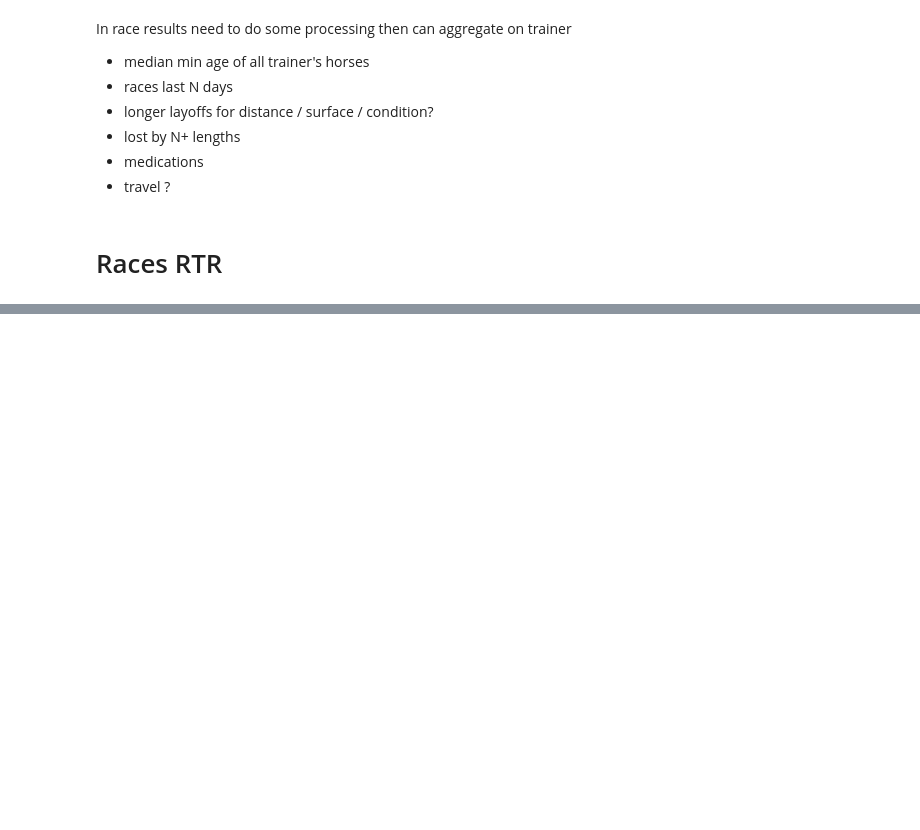
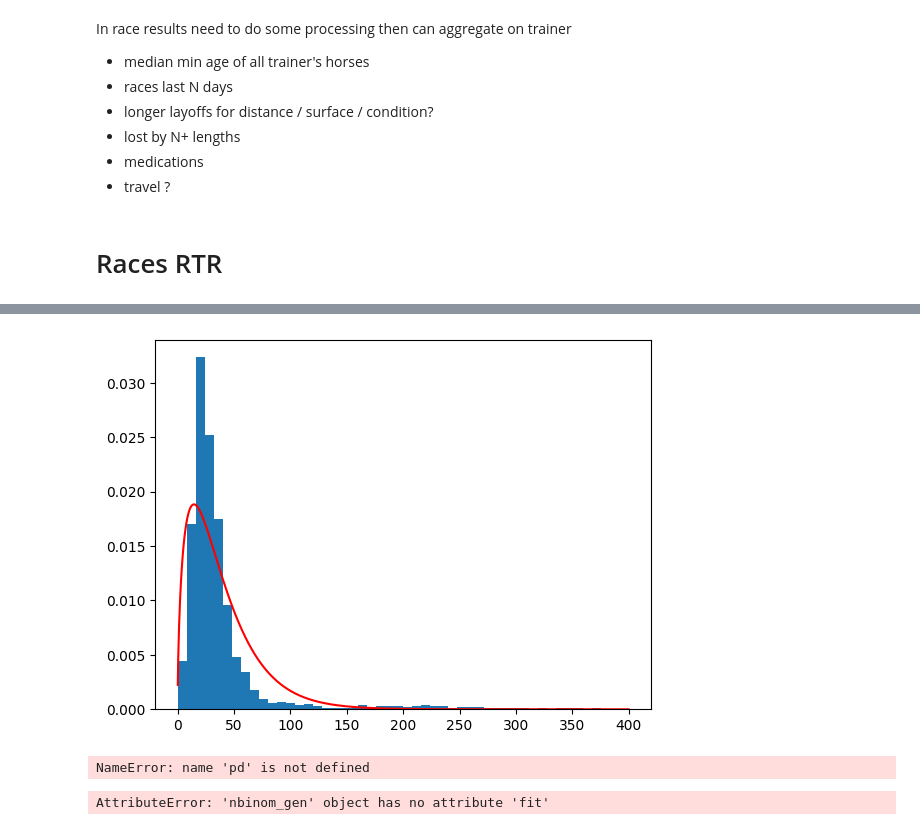
Before and after one commit to jhull40/hisa-trainer-injury, a Jupyter notebook: src/testing.ipynb, the cells around one changed output, grey strips where cells are left out. Cells and saved outputs as stored; diff of their text form; code cells hidden in the pictures; blank space fills up the shorter version.

```diff
--- a/src/testing.ipynb
+++ b/src/testing.ipynb
@@ -318,0 +453,18 @@ first_start = df.drop_duplicates('registration_number').groupby(['trainer_name']
+# %%
+# fit negative binomial distribution
+from scipy.stats import beta
+
+# plot negative binomial distribution over data
+import numpy as np
+import matplotlib.pyplot as plt
+
+data = [d for d in df['days_since_last_race'] if d < 400]
+
+params = beta.fit(data)
+
+x = np.linspace(0, 400, 1000)
+y = beta.pdf(x, *params)
+plt.hist(data, bins=50, density=True)
+plt.plot(x, y, 'r')
+plt.show()
+# %% [output]
@@ -319 +472,52 @@ first_start = df.drop_duplicates('registration_number').groupby(['trainer_name']
+[figure, added]
+# %%
+# TODO CHECK
+def fit_nbd(grouped_df: pd.DataFrame) -> pd.Series:
+
+    params = nbinom.fit(grouped_df['days_since_last_race']).params
+
+    return pd.Series(params, index=['n', 'loc', 'p'])
+
+trainer_params = df.groupby('trainer_name').apply(fit_nbd)
+# %% [output]
+NameError: name 'pd' is not defined
+# %%
+import numpy as np
+import scipy.stats as stats
+import matplotlib.pyplot as plt
+
+# Parameters for the negative binomial distribution
+n_true = 5    # number of successes
+p_true = 0.3  # probability of success in each trial
+
+# Generate sample data
+data = np.random.negative_binomial(n_true, p_true, 1000)
+
+# Fit the negative binomial distribution to the data
+params = stats.nbinom.fit(data, floc=0)  # Fix location parameter at 0 for standard negative binomial
+
+# Extract the parameters
+n_est, loc_est, p_est = params
+print(f"Estimated n: {n_est}")
+print(f"Estimated p: {p_est}")
+
+# Plot the histogram of the data
+plt.hist(data, bins=30, density=True, alpha=0.6, color='g', label='Data')
+
+# Plot the PMF of the fitted negative binomial distribution
+x = np.arange(0, max(data))
+pmf_fitted = stats.nbinom.pmf(x, n_est, p_est)
+plt.plot(x, pmf_fitted, 'r-', label='Fitted nbinom PMF')
+
+plt.xlabel('Number of Failures')
+plt.ylabel('Probability')
+plt.legend()
+plt.show()
+
+# Perform the Kolmogorov-Smirnov test
+ks_stat, p_value = stats.kstest(data, 'nbinom', args=(n_est, loc_est, p_est))
+print(f"KS Statistic: {ks_stat}")
+print(f"P-value: {p_value}")
+# %% [output]
+AttributeError: 'nbinom_gen' object has no attribute 'fit'
 # %%
```
Also changed, not shown: parts of 23 cells of this notebook, 10 other files.
